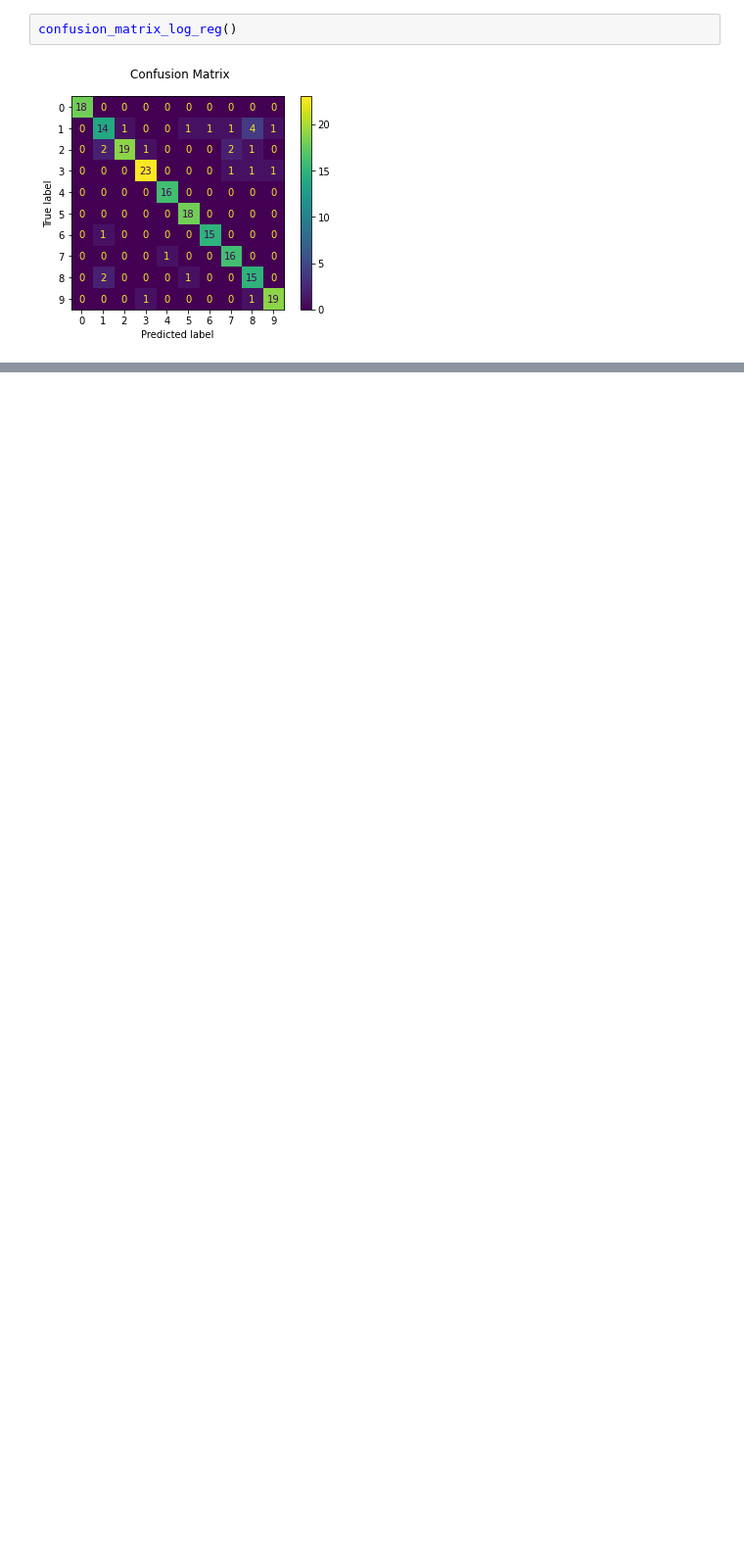
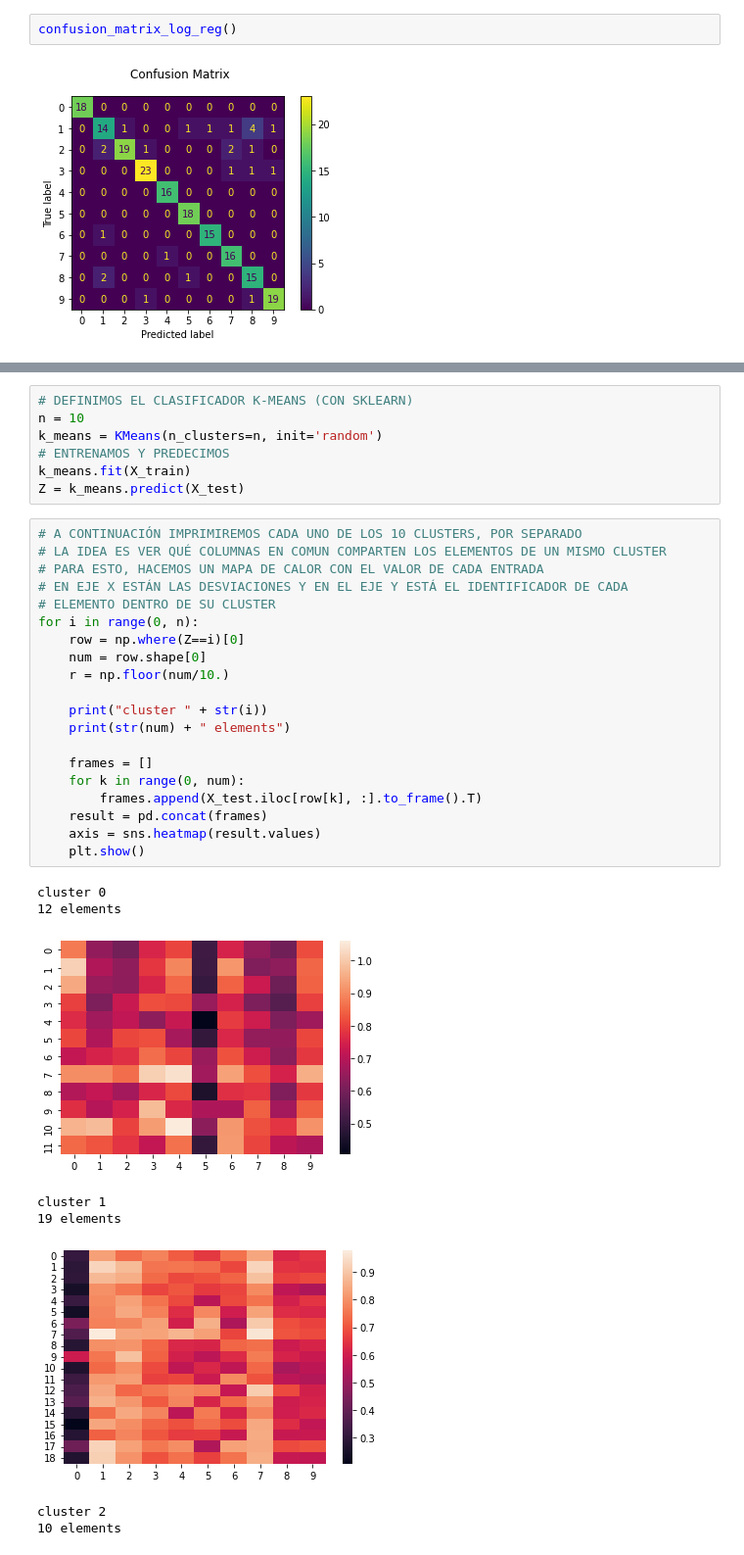
Before and after one commit to estebanhernandezr/Entregas-Semanales, a Jupyter notebook: Untitled22.ipynb, the cells around one changed output, grey strips where cells are left out. Shown at 98% size. Cells and saved outputs as stored; diff of their text form; blank space fills up the shorter version.

```diff
--- a/Untitled22.ipynb
+++ b/Untitled22.ipynb
@@ -573,0 +621,36 @@ heat_map_coefficients()
+# %%
+# DEFINIMOS EL CLASIFICADOR K-MEANS (CON SKLEARN)
+n = 10
+k_means = KMeans(n_clusters=n, init='random')
+# ENTRENAMOS Y PREDECIMOS
+k_means.fit(X_train)
+Z = k_means.predict(X_test)
+# %%
+# A CONTINUACIÓN IMPRIMIREMOS CADA UNO DE LOS 10 CLUSTERS, POR SEPARADO
+# LA IDEA ES VER QUÉ COLUMNAS EN COMUN COMPARTEN LOS ELEMENTOS DE UN MISMO CLUSTER
+# PARA ESTO, HACEMOS UN MAPA DE CALOR CON EL VALOR DE CADA ENTRADA
+# EN EJE X ESTÁN LAS DESVIACIONES Y EN EL EJE Y ESTÁ EL IDENTIFICADOR DE CADA
+# ELEMENTO DENTRO DE SU CLUSTER
+for i in range(0, n):
+    row = np.where(Z==i)[0]
+    num = row.shape[0]
+    r = np.floor(num/10.)
+
+    print("cluster " + str(i))
+    print(str(num) + " elements")
+
+    frames = []
+    for k in range(0, num):
+        frames.append(X_test.iloc[row[k], :].to_frame().T)
+    result = pd.concat(frames)
+    axis = sns.heatmap(result.values)
+    plt.show()
+# %% [output]
+cluster 0
+12 elements
+[figure, added]
+cluster 1
+19 elements
+[figure, added]
+cluster 2
+10 elements
```
Also changed, not shown: parts of 17 cells of this notebook.
